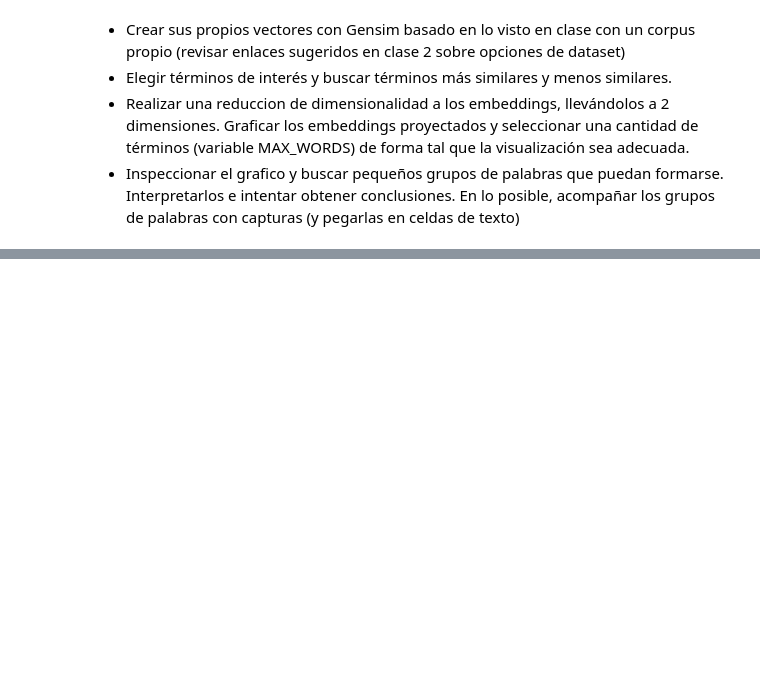
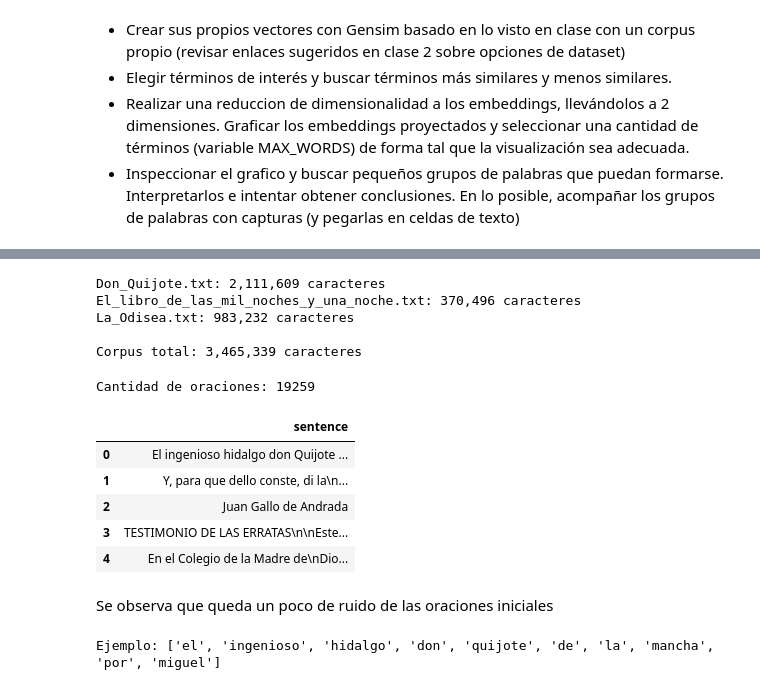
Before and after one commit to gonzalo-cuervo/PNL_cuervo, a Jupyter notebook: Desafio_2/Desafio_2.ipynb, the cells around one changed output, grey strips where cells are left out. Drawn from its saved outputs; the diff is of its cells as text; code cells hidden in the pictures; blank space fills up the shorter version.

```diff
--- a/Desafio_2/Desafio_2.ipynb
+++ b/Desafio_2/Desafio_2.ipynb
@@ -379,0 +391,66 @@ Recuerden que su notebook de entrega debe poder correrse de inicio a fin sin la
+# %%
+import os
+import re
+from gensim.models import Word2Vec
+
+CORPUS_DIR = "corpus"
+FILES = [
+    "Don_Quijote.txt",
+    "El_libro_de_las_mil_noches_y_una_noche.txt",
+    "La_Odisea.txt",
+]
+
+def clean_gutenberg(text: str) -> str:
+    """Quita cabecera y pie de Project Gutenberg si están presentes."""
+    start = re.search(r"\*\*\* START OF.*?\*\*\*", text)
+    end = re.search(r"\*\*\* END OF.*?\*\*\*", text)
+    if start:
+        text = text[start.end():]
+    if end:
+        text = text[:end.start()]
+    return text.strip()
+
+texts = []
+for name in FILES:
+    path = os.path.join(CORPUS_DIR, name)
+    with open(path, "r", encoding="utf-8") as f:
+        raw = f.read()
+    clean = clean_gutenberg(raw)
+    print(f"{name}: {len(clean):,} caracteres")
+    texts.append(clean)
+
+corpus = "\n".join(texts)
+print(f"\nCorpus total: {len(corpus):,} caracteres")
+# %% [output]
+Don_Quijote.txt: 2,111,609 caracteres
+El_libro_de_las_mil_noches_y_una_noche.txt: 370,496 caracteres
+La_Odisea.txt: 983,232 caracteres
+
+Corpus total: 3,465,339 caracteres
+# %%
+import pandas as pd
+
+# Partir por signos de puntuacion de fin de oracion
+sentences = re.split(r'[.!?]+', corpus)
+sentences = [s.strip() for s in sentences if len(s.strip()) > 3]
+
+df = pd.DataFrame(sentences, columns=["sentence"])
+print (f"Cantidad de oraciones: {len(df)}")
+df.head()
+# %% [output]
+Cantidad de oraciones: 19259
+|  | sentence |
+| 0 | El ingenioso hidalgo don Quijote ... |
+| 1 | Y, para que dello conste, di la\n... |
+| 2 | Juan Gallo de Andrada |
+| 3 | TESTIMONIO DE LAS ERRATAS\n\nEste... |
+| 4 | En el Colegio de la Madre de\nDio... |
+# %% [markdown]
+Se observa que queda un poco de ruido de las oraciones iniciales
+# %%
+from tensorflow.keras.preprocessing.text import text_to_word_sequence
+
+sentence_tokens = [text_to_word_sequence(s) for s in sentences]
+print("Ejemplo:", sentence_tokens[0][:10])
+# %% [output]
+Ejemplo: ['el', 'ingenioso', 'hidalgo', 'don', 'quijote', 'de', 'la', 'mancha', 'por', 'miguel']
```
Also changed, not shown: parts of 18 cells of this notebook, 4 other files.
